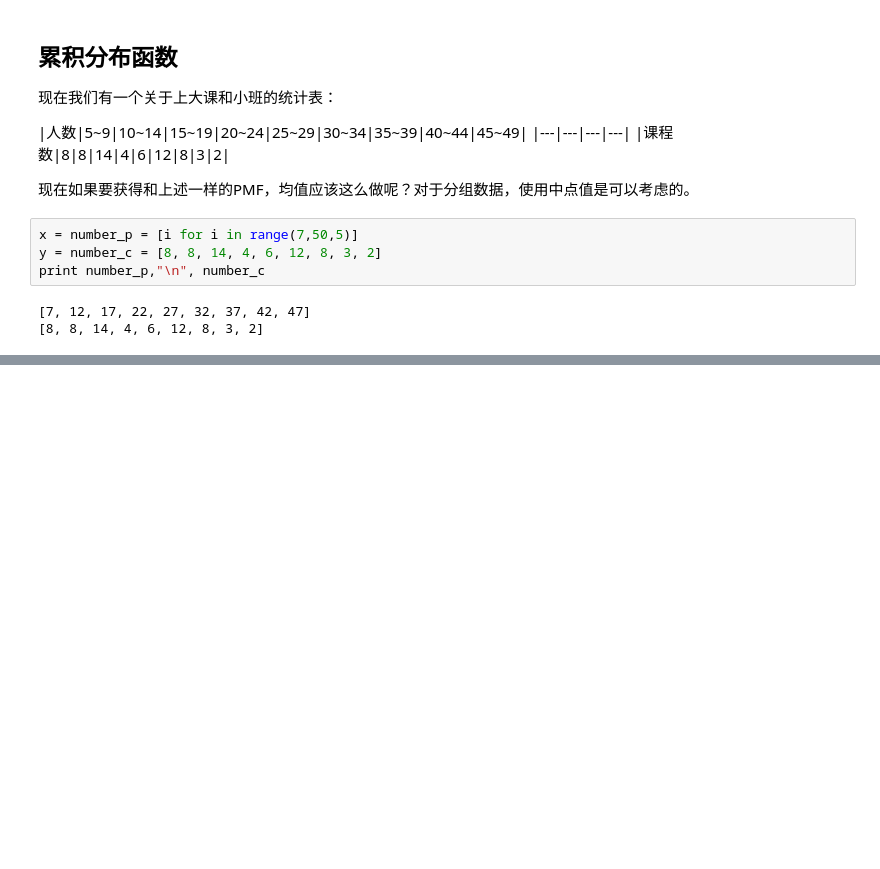
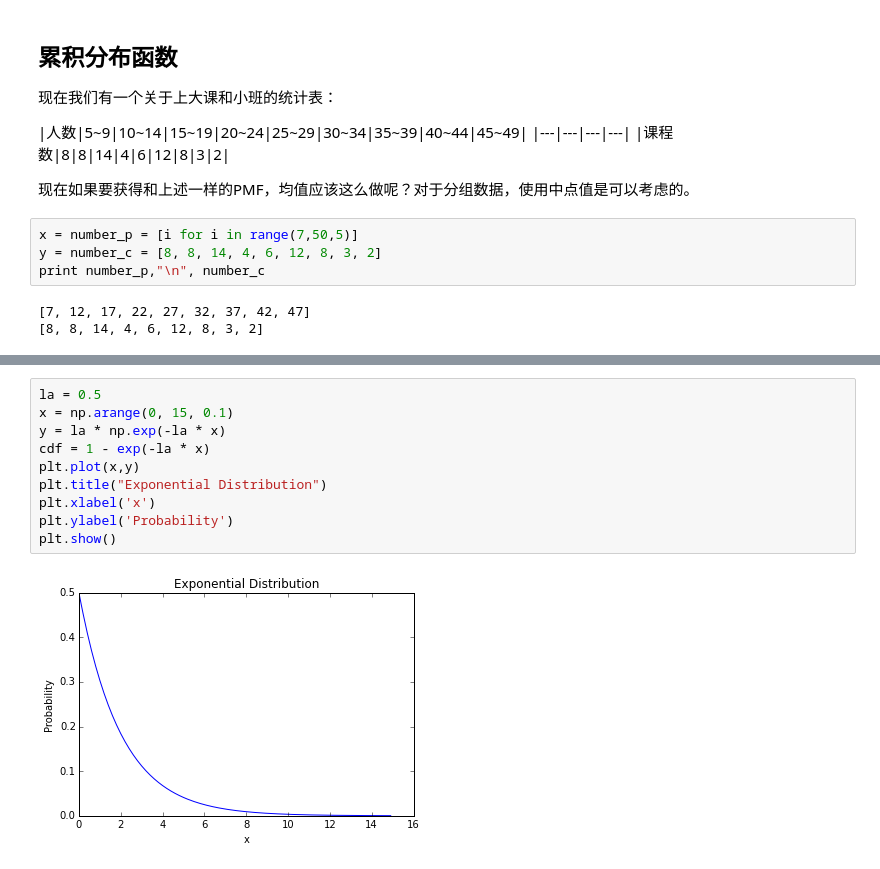
Before and after one commit to Virussen/PythonGit, a Jupyter notebook: Thinkstat.ipynb, the cells around one changed output, grey strips where cells are left out. Saved outputs shown, nothing was run; the diff lists cells and outputs as text; blank space fills up the shorter version.

```diff
--- a/Thinkstat.ipynb
+++ b/Thinkstat.ipynb
@@ -193,0 +273,12 @@ print number_p,"\n", number_c
+# %%
+la = 0.5
+x = np.arange(0, 15, 0.1)
+y = la * np.exp(-la * x)
+cdf = 1 - exp(-la * x)
+plt.plot(x,y)
+plt.title("Exponential Distribution")
+plt.xlabel('x')
+plt.ylabel('Probability')
+plt.show()
+# %% [output]
+[figure, added]
```
Also changed, not shown: parts of 22 cells of this notebook, 1 other file.
